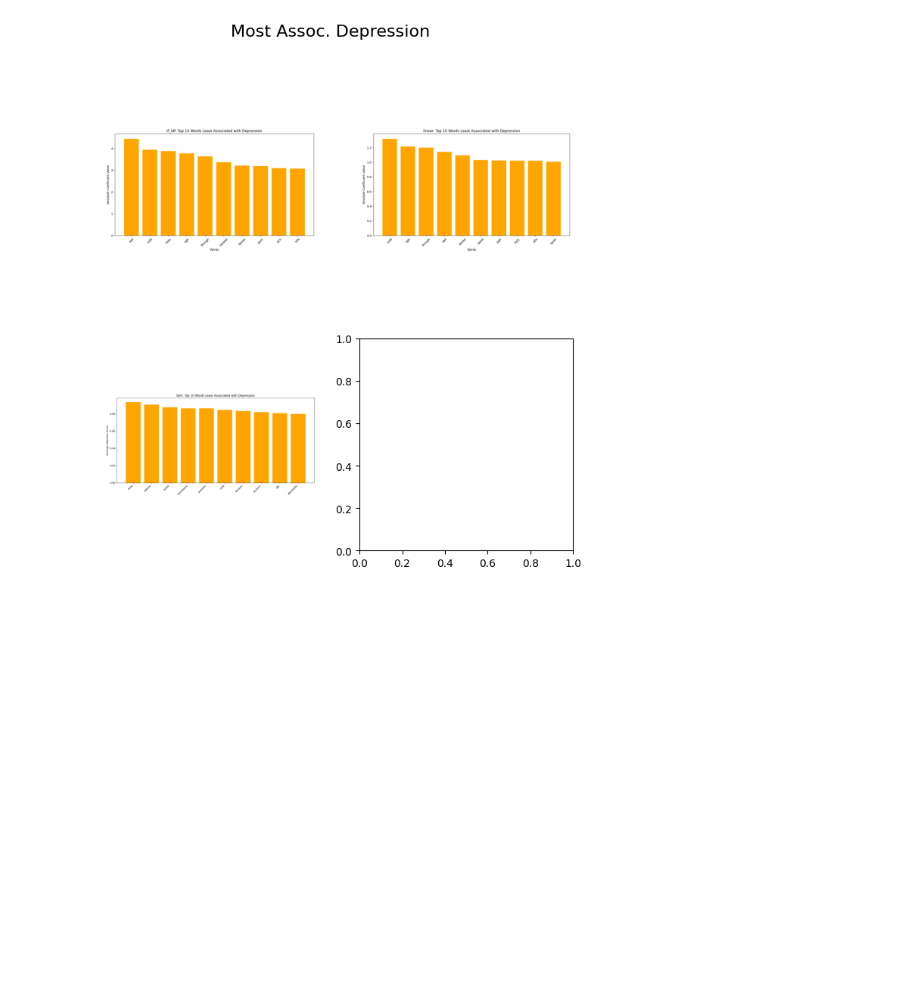
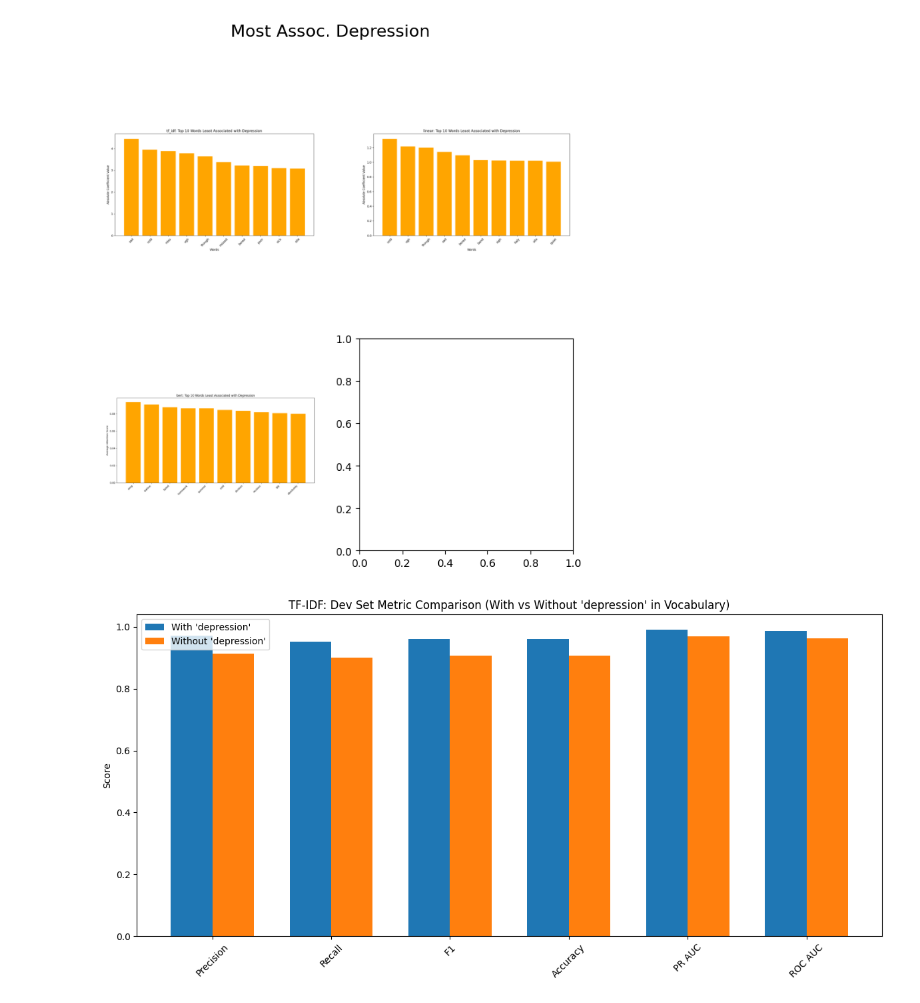
Before and after one commit to GriffinMichalak/nlp-final-project, a Jupyter notebook: compare.ipynb, the cells around one changed output. Cells and saved outputs as stored; diff of their text form; code cells hidden in the pictures; blank space fills up the shorter version.

Commit message:
update graphs

```diff
--- a/compare.ipynb
+++ b/compare.ipynb
@@ -107,3 +107,44 @@ helpers.show_image_group(pr_imgs, title="Least Assoc. Depression", rows=2, cols=
 [figure]
 # %%
 # TODO: display all ablations here
+# %%
+import matplotlib.pyplot as plt
+import numpy as np
+
+# Dev-only data
+labels = ["Precision", "Recall", "F1", "Accuracy", "PR AUC", "ROC AUC"]
+
+with_dep = [
+    0.9713541666666666,
+    0.951530612244898,
+    0.961340206185567,
+    0.9611901681759379,
+    0.9904214324733728,
+    0.986869944828325
+]
+
+without_dep = [
+    0.9145077720207254,
+    0.9005102040816326,
+    0.9074550128534704,
+    0.906856403622251,
+    0.9696341341694901,
+    0.9630805077936686
+]
+
+x = np.arange(len(labels))
+width = 0.35
+
+plt.figure(figsize=(12, 6))
+
+plt.bar(x - width/2, with_dep, width, label="With 'depression'")
+plt.bar(x + width/2, without_dep, width, label="Without 'depression'")
+
+plt.xticks(x, labels, rotation=45)
+plt.ylabel("Score")
+plt.title("TF-IDF: Dev Set Metric Comparison (With vs Without 'depression' in Vocabulary)")
+plt.legend()
+plt.tight_layout()
+plt.show()
+# %% [output]
+[figure, added]
```
Also changed, not shown: 18 other files.
